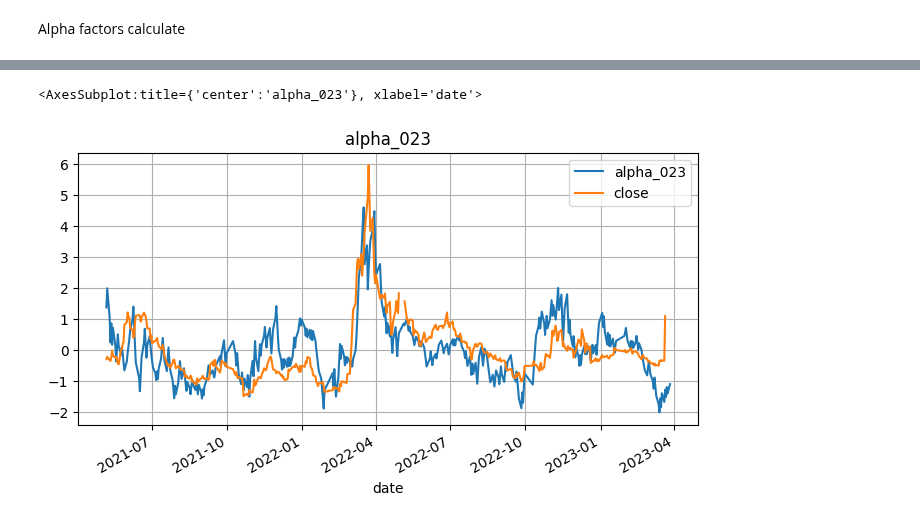
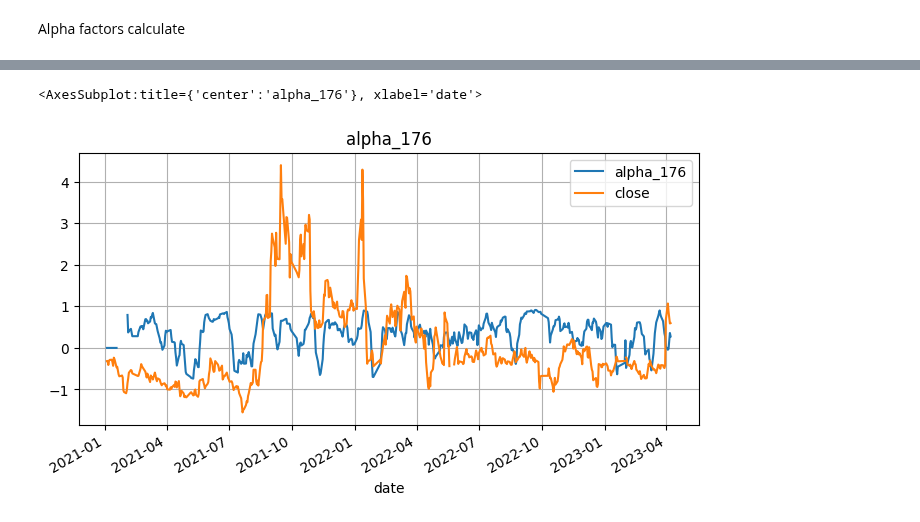
Before and after one commit to JiaRuiming-1/AI-Trading, a Jupyter notebook: alpha_factor/Alpha_191.ipynb, the cells around one changed output, grey strips where cells are left out. Drawn from its saved outputs; the diff is of its cells as text; code cells hidden in the pictures.

```diff
--- a/alpha_factor/Alpha_191.ipynb
+++ b/alpha_factor/Alpha_191.ipynb
@@ -13,9 +13,7 @@ plt.rcParams['figure.figsize'] = [8, 4]
 import warnings
 warnings.filterwarnings('ignore')
 # %%
-df = pd.read_csv('tushare_data/raw_20180103_20230327.csv').iloc[:,1:]
+df = pd.read_csv('factor_data/all_150.csv').iloc[:,1:]
 df['date'] = pd.to_datetime(df['trade_date'], format='%Y%m%d')
 df = df.set_index(['date']).sort_values(by=['date'])
-df = df.rename(columns={'vol': 'volume'})
-df['log-ret'] = df.groupby('ts_code')['close'].pct_change()
 df['vwap'] = df['amount']/df['volume']*10
@@ -44,0 +20,8 @@ benchmark_open = universe.groupby('trade_date').apply(benchmark_open_day)
+# %%
+features = ['ts_code', 'trade_date', 'open', 'close', 'high', 'low', 'log-ret', 'volume', 'amount', 'vwap',
+            'turnover_rate', 'pe', 'pb', 'total_share', 'free_share', 'total_mv', 'circ_mv',
+            'name', 'industry', 'list_date','issue_price',
+       'issue_amount', 'cfps', 'revenue_ps', 'gross_margin', 'dt_eps',
+       'dt_eps_yoy', 'bps', 'bps_yoy', 'roe_dt','roe_yoy', 'ebt_yoy', 'or_yoy']
+universe = df[features]
+universe.head()
@@ -449,0 +300,8 @@ universe.tail()
+# %%
+#universe = al.alpha030(universe)
+#universe = al.alpha075(universe)
+#universe = al.alpha101(universe)
+#universe = alpha137(universe)
+#universe = al.alpha075(universe)
+universe = alpha176(universe)
+universe.ts_code.unique()[:20]
@@ -450,15 +332,22 @@ universe.tail()
 # %%
 ### benchmark_close.plot()
-#benchmark_open.plot()
-name = 'alpha_023'
-tmp = universe.loc[(universe.ts_code=='603538.SH') & (universe['trade_date']>20210501)][[name,'close']]
-tmp[['close',name]] = tmp[['close', name]].apply(zscore)
-#tmp[['close']] = tmp[['close']].apply(zscore)
+#benchmark_open.plot() 17 21 23
+name = 'alpha_176'
+
+# & (universe['trade_date']>20190901)
+rescale_universe = universe.copy()
+
+#rescale_universe[[name]] = rescale_universe.groupby('trade_date')[[name]].rank(method='min', pct=True)#.apply(zscore)
+#rescale_universe[name] = (rescale_universe[name] - 0.5) * 2
+
+#rescale_universe = rescale_universe.groupby('ts_code').apply(rescale_, 60)
+# 'alpha_149'
+tmp = rescale_universe.loc[(rescale_universe.ts_code=='300497.SZ') & (rescale_universe['trade_date']>20200101)][[name,'close']]
+#tmp[['close',name]] = tmp[['close', name]].apply(zscore)
+tmp[['close']] = tmp[['close']].apply(zscore)
 tmp['close'] = tmp['close'].shift(-5)
-#tmp['log-ret'] = tmp['log-ret'].shift(-5)
-#tmp[name] = tmp[name]-0.7
 tmp.plot(title=name, grid=True)
 #tmp['close'].rank(method='min', pct=True).plot()
 # %% [output]
-<AxesSubplot:title={'center':'alpha_023'}, xlabel='date'>
+<AxesSubplot:title={'center':'alpha_176'}, xlabel='date'>
-[figure, old version]
+[figure, new version]
```
Also changed, not shown: parts of 16 cells of this notebook, 1 other file.
